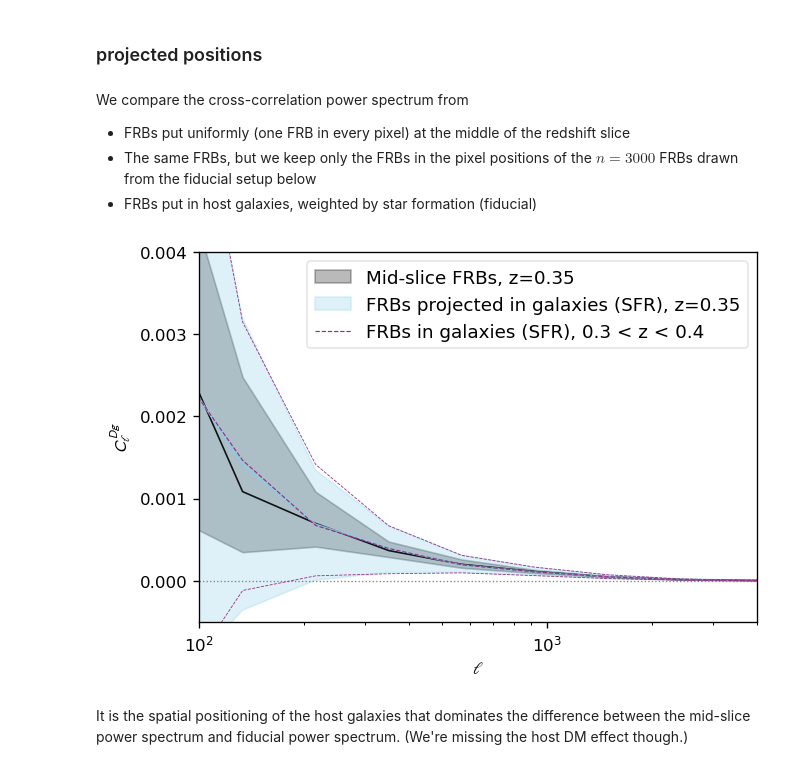
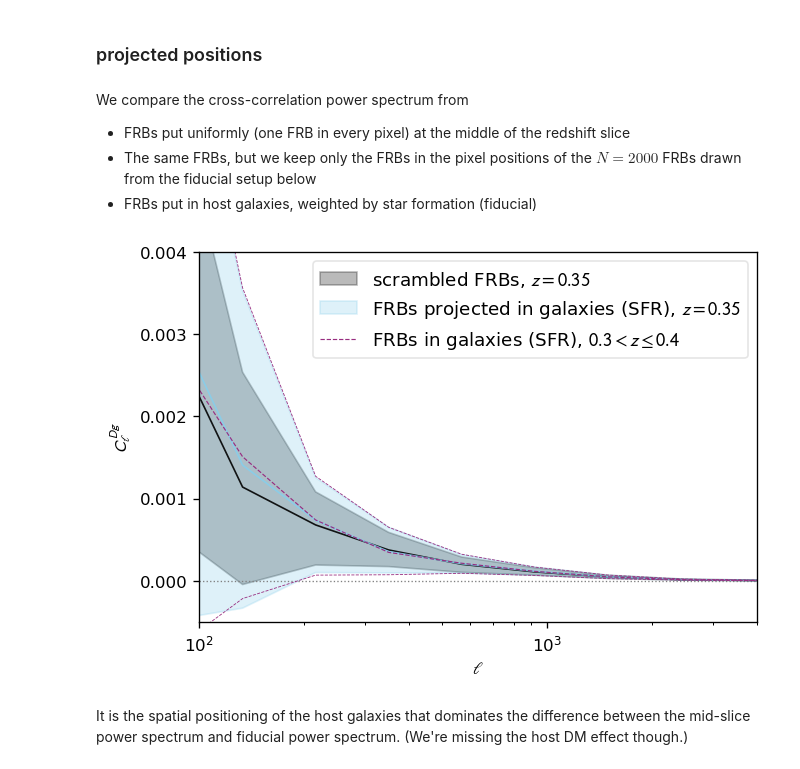
Before and after one commit to aqcheng/illustris_frb, a Jupyter notebook: notebooks/experiments.ipynb, the cells around one changed output. Cells and saved outputs as stored; diff of their text form; code cells hidden in the pictures.

```diff
--- a/notebooks/experiments.ipynb
+++ b/notebooks/experiments.ipynb
@@ -400,18 +400,18 @@ plt.savefig(os.path.join(figpath, 'fid_inj_hostDM_logscale.pdf'))
 # %% [markdown]
 We compare the cross-correlation power spectrum from
 - FRBs put uniformly (one FRB in every pixel) at the middle of the redshift slice
-- The same FRBs, but we keep only the FRBs in the pixel positions of the $n = 3000$ FRBs drawn from the fiducial setup below
+- The same FRBs, but we keep only the FRBs in the pixel positions of the $N = 2000$ FRBs drawn from the fiducial setup below
 - FRBs put in host galaxies, weighted by star formation (fiducial)
 # %%
 fig, ax = plt.subplots()
-subplot_from_list((midslice_ClDgs, res['proj_sfrweight_ClDgs']), colors=('k', 'skyblue'), ax=ax,
-                  labels=(f'Mid-slice FRBs, z={frb_mean_z:.2f}', f'FRBs projected in galaxies (SFR), z={frb_mean_z:.2f}'))
-plot_ref_ClDg(ax, fid_ClDgs, label=f'FRBs in galaxies (SFR), {frb_zrange[0]:.1f} < z < {frb_zrange[1]:.1f}')
+subplot_from_list((res['n_frbs_randpixels'][2000], res['proj_sfrweight_ClDgs']), colors=('k', 'skyblue'), ax=ax,
+                  labels=(f'scrambled FRBs, $z={frb_mean_z:.2f}$', f'FRBs projected in galaxies (SFR), $z={frb_mean_z:.2f}$'))
+plot_ref_ClDg(ax, fid_ClDgs, label=f'FRBs in galaxies (SFR), ${frb_zrange[0]:.1f} < z '+r'\leq'+f' {frb_zrange[1]:.1f}$')
 ax.legend()
 
 plt.savefig(os.path.join(figpath, 'proj_FRBs.pdf'))
 # %% [output]
-[figure, old version]
+[figure, new version]
 # %% [markdown]
 It is the spatial positioning of the host galaxies that dominates the difference between the mid-slice power spectrum and fiducial power spectrum. (We're missing the host DM effect though.)
 # %% [markdown]
```
Also changed, not shown: parts of 28 cells of this notebook, 1 other file.
